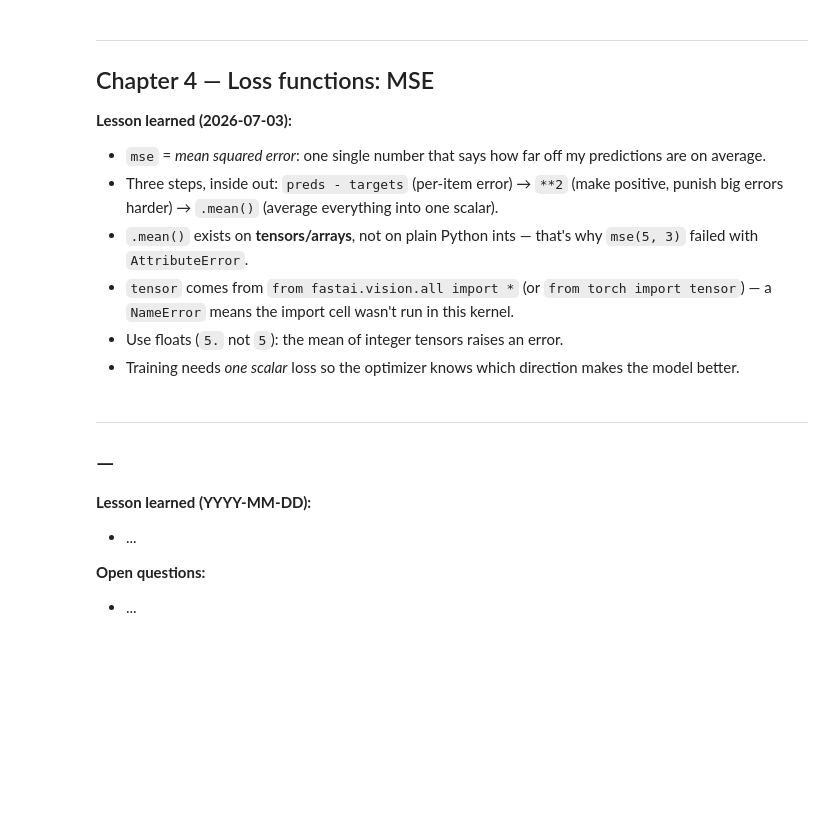
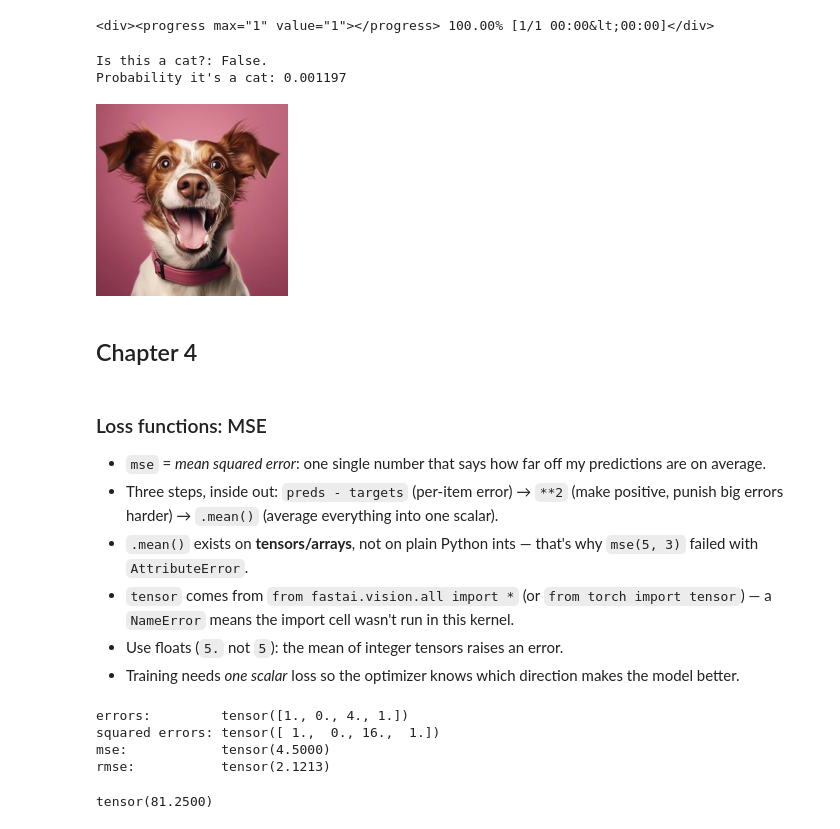
Before and after one commit to corecube/fastbook, a Jupyter notebook: my_notes.ipynb, the cells around one changed output. Saved outputs shown, nothing was run; the diff lists cells and outputs as text; code cells hidden in the pictures; blank space fills up the shorter version.

```diff
--- a/my_notes.ipynb
+++ b/my_notes.ipynb
@@ -14,0 +18,12 @@ import matplotlib.pyplot as plt
+# %%
+from fastai.vision.all import *
+path = untar_data(URLs.PETS)/'images'
+
+def is_cat(x): return x[0].isupper()
+dls = ImageDataLoaders.from_name_func(
+    path, get_image_files(path), valid_pct=0.2, seed=42,
+    label_func=is_cat, item_tfms=Resize(224))
+
+learn = vision_learner(dls, resnet34, metrics=error_rate)
+# comment out for testing without fine tuning
+learn.fine_tune(1)
@@ -14,0 +35,9 @@ import matplotlib.pyplot as plt
+# %%
+def check_image(path):
+    img = PILImage.create(path)
+    is_cat, _, probs = learn.predict(img)
+    print(f"Is this a cat?: {is_cat}.")
+    print(f"Probability it's a cat: {probs[1].item():.6f}")
+    return img.to_thumb(192)
+
+check_image('my_images/cat1.webp')
@@ -15,8 +49,15 @@ import matplotlib.pyplot as plt
+# %%
+check_image('my_images/dog.jpg')
+# %% [output]
+<div><progress max="1" value="1"></progress> 100.00% [1/1 00:00&lt;00:00]</div>
+Is this a cat?: False.
+Probability it's a cat: 0.001197
+[figure, added]
+# %% [markdown]
+## Chapter 4
 # %% [markdown]
----
-## Chapter 4 — Loss functions: MSE
+### Loss functions: MSE
 
-**Lesson learned (2026-07-03):**
 - `mse` = *mean squared error*: one single number that says how far off my predictions are on average.
 - Three steps, inside out: `preds - targets` (per-item error) → `**2` (make positive, punish big errors harder) → `.mean()` (average everything into one scalar).
 - `.mean()` exists on **tensors/arrays**, not on plain Python ints — that's why `mse(5, 3)` failed with `AttributeError`.
@@ -26,23 +67,21 @@ import matplotlib.pyplot as plt
 # %%
 def mse(preds, targets): return ((preds - targets)**2).mean()
 
-preds   = tensor([2.0, 4.0, 6.0])
-targets = tensor([3.0, 4.0, 2.0])
+preds   = tensor([4.0, 4.0, 6.0, 2.0])
+targets = tensor([3.0, 4.0, 2.0, 1.0])
 
 print('errors:        ', preds - targets)
 print('squared errors:', (preds - targets)**2)
 print('mse:           ', mse(preds, targets))
 print('rmse:          ', mse(preds, targets).sqrt())  # back in original units
+# %% [output]
+errors:         tensor([1., 0., 4., 1.])
+squared errors: tensor([ 1.,  0., 16.,  1.])
+mse:            tensor(4.5000)
+rmse:           tensor(2.1213)
 # %%
 # Experiment: what happens if one prediction is WAY off?
 # Big errors dominate MSE because of the squaring.
-mse(tensor([2.0, 4.0, 20.0]), targets)
+mse(tensor([2.0, 4.0, 20.0, 1.0]), targets)
+# %% [output]
+tensor(81.2500)
-# %% [markdown]
----
-## <Topic> — <Title>
-
-**Lesson learned (YYYY-MM-DD):**
-- ...
-
-**Open questions:**
-- ...
```
Also changed, not shown: parts of 6 cells of this notebook, 2 other files.
